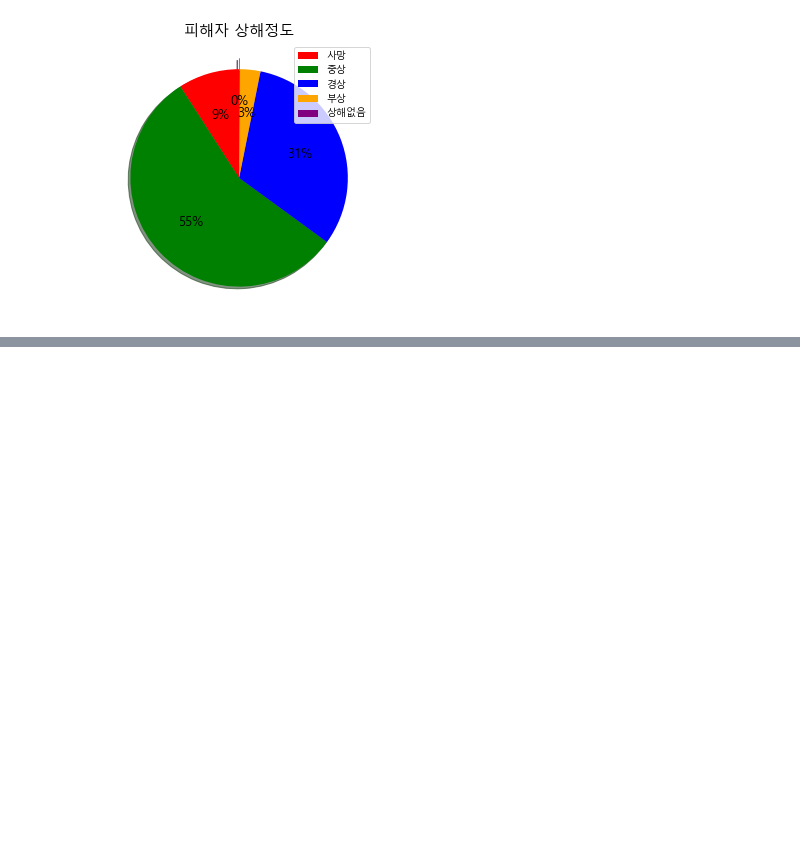
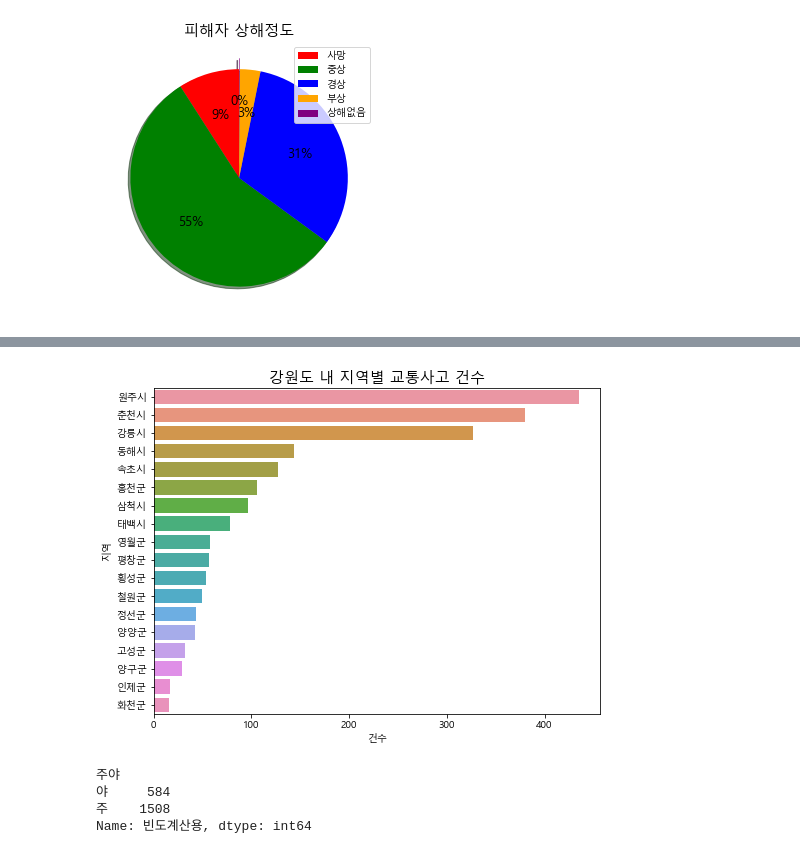
Before and after one commit to yrohh/Python, a Jupyter notebook: 노인보호구역/노인보호구역.ipynb, the cells around one changed output, grey strips where cells are left out. Saved outputs shown, nothing was run; the diff lists cells and outputs as text; code cells hidden in the pictures; blank space fills up the shorter version.

```diff
--- a/노인보호구역/노인보호구역.ipynb
+++ b/노인보호구역/노인보호구역.ipynb
@@ -283,0 +290,8 @@ plt.savefig('피해자 상해정도.png')
+# %%
+강원피고령_지역 = 강원피고령.groupby('발생지_시군구').빈도계산용.sum()
+강원피고령_지역 = 강원피고령_지역.sort_values(ascending = False)
+지역 = 강원피고령_지역.index
+지역_건수 = 강원피고령_지역.values
+지역 = list(지역)
+지역_건수 = list(지역_건수)
+지역, 지역_건수
@@ -283,0 +316,17 @@ plt.savefig('피해자 상해정도.png')
+# %%
+강원피고령_지역 = pd.DataFrame({'지역':지역,'건수':지역_건수})
+sns.barplot(data=강원피고령_지역, x='건수',y='지역')
+plt.rcParams['figure.figsize'] = [9, 6]
+plt.title('강원도 내 지역별 교통사고 건수', fontsize=15)
+# plt.show() # plt.show()를 할 경우, savefig 단계에서 그래프가 저장이 안 되는 경우가 발생.
+plt.savefig('강원도 내 지역별 교통사고 건수.png')
+# %% [output]
+[figure, added]
+# %%
+강원피고령_주야 = 강원피고령.groupby('주야').빈도계산용.sum()
+강원피고령_주야
+# %% [output]
+주야
+야     584
+주    1508
+Name: 빈도계산용, dtype: int64
```
Also changed, not shown: parts of 12 cells of this notebook, 1 other file.
